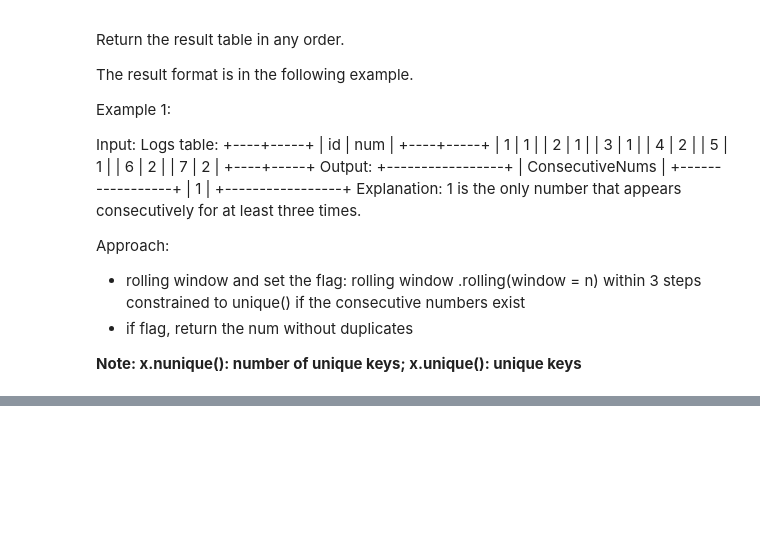
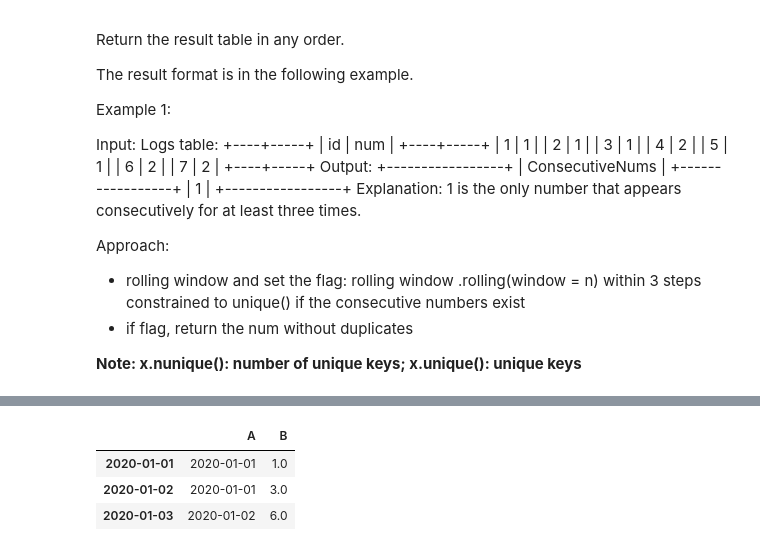
Before and after one commit to Muhongfan/MLE, a Jupyter notebook: data_scientist/pandas/pandas.ipynb, the cells around one changed output, grey strips where cells are left out. Cells and saved outputs as stored; diff of their text form; code cells hidden in the pictures; blank space fills up the shorter version.

Commit message:
pandas

```diff
--- a/data_scientist/pandas.ipynb
+++ b/data_scientist/pandas/pandas.ipynb
@@ -933,0 +1057,14 @@ def consecutive_numbers(logs: pd.DataFrame) -> pd.DataFrame:
+# %%
+import pandas as pd
+df = pd.DataFrame({
+    'A': [pd.to_datetime('2020-01-01'),
+          pd.to_datetime('2020-01-01'),
+          pd.to_datetime('2020-01-02'),],
+    'B': [1, 2, 3], },
+    index=pd.date_range('2020', periods=3))
+df.rolling('2D', on='A').sum()
+# %% [output]
+|  | A | B |
+| 2020-01-01 | 2020-01-01 | 1.0 |
+| 2020-01-02 | 2020-01-01 | 3.0 |
+| 2020-01-03 | 2020-01-02 | 6.0 |
```
Also changed, not shown: parts of 3 cells of this notebook, 6 other files.
